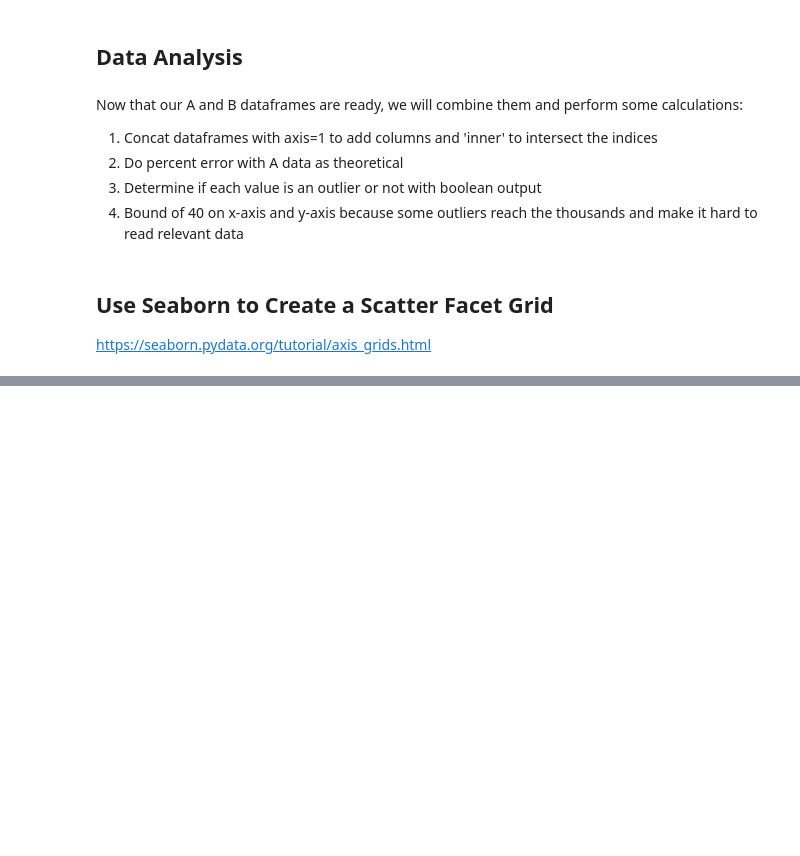
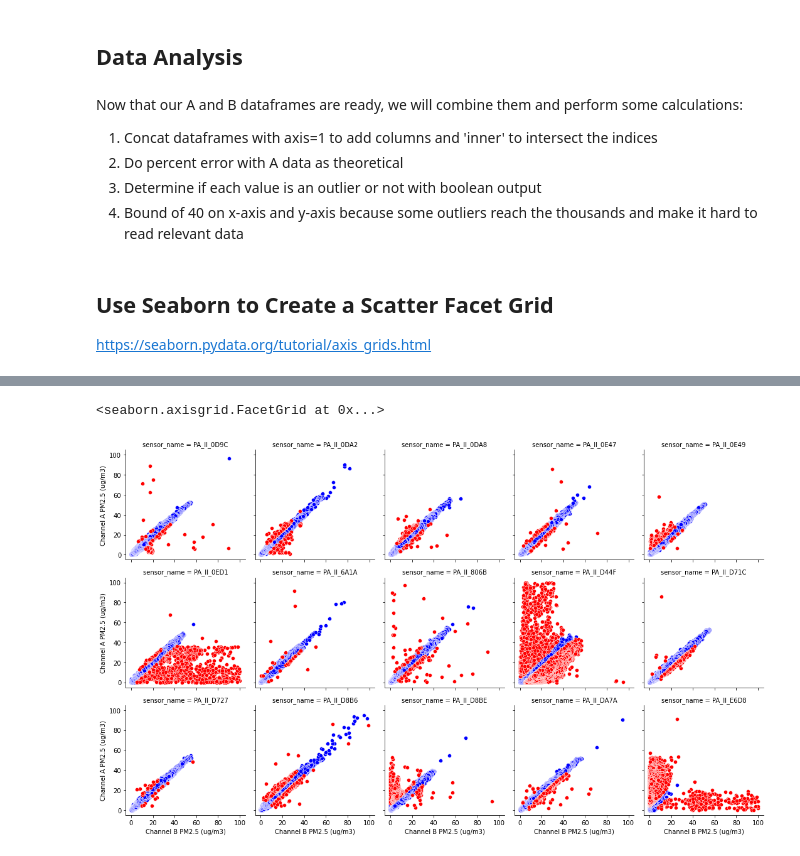
Before and after one commit to intelligent-environments-lab/bleed-orange-measure-purple, a Jupyter notebook: notebooks/3.1-cjl-visual-channel-agreement.ipynb, the cells around one changed output, grey strips where cells are left out. Drawn from its saved outputs; the diff is of its cells as text; code cells hidden in the pictures; blank space fills up the shorter version.

```diff
--- a/notebooks/3.1-cjl-visual-channel-agreement.ipynb
+++ b/notebooks/3.1-cjl-visual-channel-agreement.ipynb
@@ -71,0 +78,15 @@ g.map(sns.scatterplot,'Channel B PM2.5 (ug/m3)','Channel A PM2.5 (ug/m3)')
+# %%
+dat_A = pd.read_parquet('../data/interim/PurpleAir MASTER realtime individual.parquet').rename(columns={'PM2.5_ATM_ug/m3':'Channel A PM2.5 (ug/m3)'})
+dat_B = pd.read_parquet('../data/interim/PurpleAir B MASTER realtime individual.parquet').rename(columns={'PM2.5_ATM_ug/m3':'Channel B PM2.5 (ug/m3)'})
+# %%
+dat = pd.concat([dat_A, dat_B[['Channel B PM2.5 (ug/m3)']]], axis=1,join='inner')
+# %%
+def mark_outliers1(data, bound=100):
+    data['diff'] =  abs(data['Channel A PM2.5 (ug/m3)']-data['Channel B PM2.5 (ug/m3)'])
+    data['percent_error'] = data['diff']*100/data['Channel A PM2.5 (ug/m3)']
+    data['outlier'] = (data['diff'] > 5) & (data['percent_error'] > 16)
+    data = data.loc[(data['Channel A PM2.5 (ug/m3)']<bound) &(data['Channel B PM2.5 (ug/m3)']<bound)]
+    return data
+
+
+dat_marked = mark_outliers1(dat)
@@ -71,0 +110,6 @@ g.map(sns.scatterplot,'Channel B PM2.5 (ug/m3)','Channel A PM2.5 (ug/m3)')
+# %%
+g = sns.FacetGrid(dat_marked.reset_index().set_index('created_at'), col="sensor_name", hue='outlier', palette=['blue','red'], col_wrap=5)
+g.map(sns.scatterplot,'Channel B PM2.5 (ug/m3)','Channel A PM2.5 (ug/m3)')
+# %% [output]
+<seaborn.axisgrid.FacetGrid at 0x...>
+[figure, added]
```
Also changed, not shown: parts of 8 cells of this notebook, 1 other file.
